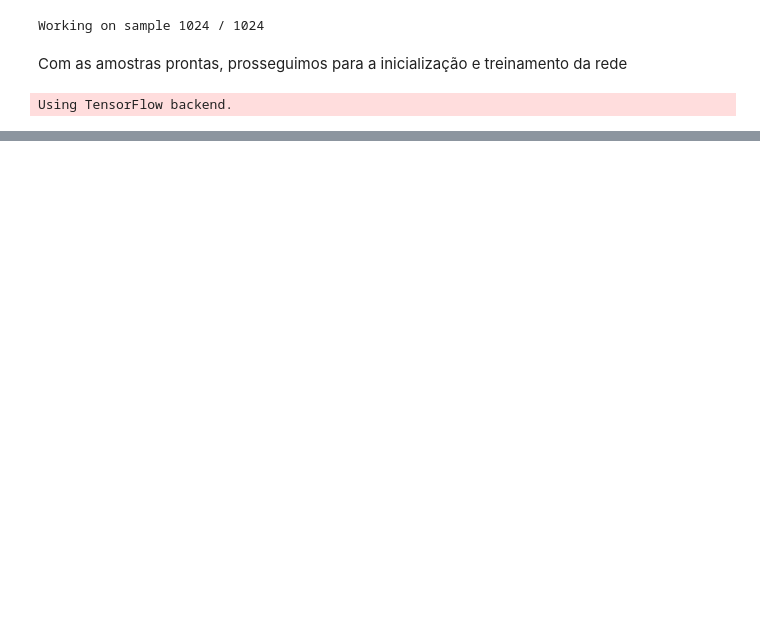
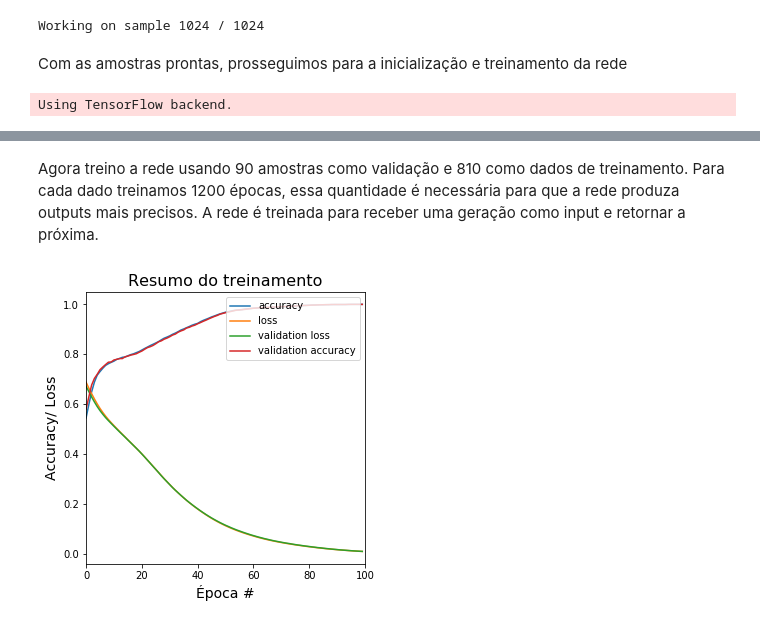
Before and after one commit to python-cbpf/machine-learning-jgcaribe, a Jupyter notebook: Apresentação.ipynb, the cells around one changed output, grey strips where cells are left out. Cells and saved outputs as stored; diff of their text form; code cells hidden in the pictures; blank space fills up the shorter version.

```diff
--- a/Apresentação.ipynb
+++ b/Apresentação.ipynb
@@ -154,2 +152,29 @@ Epoch 100/100
+# %% [markdown]
+Agora treino a rede usando 90 amostras como validação e 810 como dados de treinamento. Para cada dado treinamos 1200 épocas, essa quantidade é necessária para que a rede produza outputs mais precisos. A rede é treinada para receber uma geração como input e retornar a próxima.
+# %%
+#Plota os resultados do treinamento
+fig = plt.figure(figsize=(5,5)) #Inicializa uma figura
+
+axis = {'accuracyLoss': fig.add_subplot(111) } #Inicializa os eixos
+
+#Legendas e decorações dos eixos
+axis['accuracyLoss'].set_title('Resumo do treinamento', fontsize = 16)
+axis['accuracyLoss'].set_ylabel('Accuracy/ Loss', fontsize = 14)
+axis['accuracyLoss'].set_xlabel('Época #', fontsize = 14)
+axis['accuracyLoss'].set_xlim(right = rounds)
+
+#Aloca os dados nos eixos
+axis['accuracyLoss'].plot( numpy.arange(rounds ), hist.history['accuracy'], label = 'accuracy' )
+axis['accuracyLoss'].plot( numpy.arange(rounds ), hist.history['loss'], label = 'loss' )
+axis['accuracyLoss'].plot( numpy.arange(rounds ), hist.history['val_loss'], label = 'validation loss' )
+axis['accuracyLoss'].plot( numpy.arange(rounds ), hist.history['val_accuracy'], label = 'validation accuracy' )
+
+#Legends
+axis['accuracyLoss'].legend(loc = 'upper right')
+
+#Apresenta os gráficos
+plt.show()
+# %% [output]
+[figure, added]
 # %%
 #Evolui o automato
```
Also changed, not shown: parts of 9 cells of this notebook.
